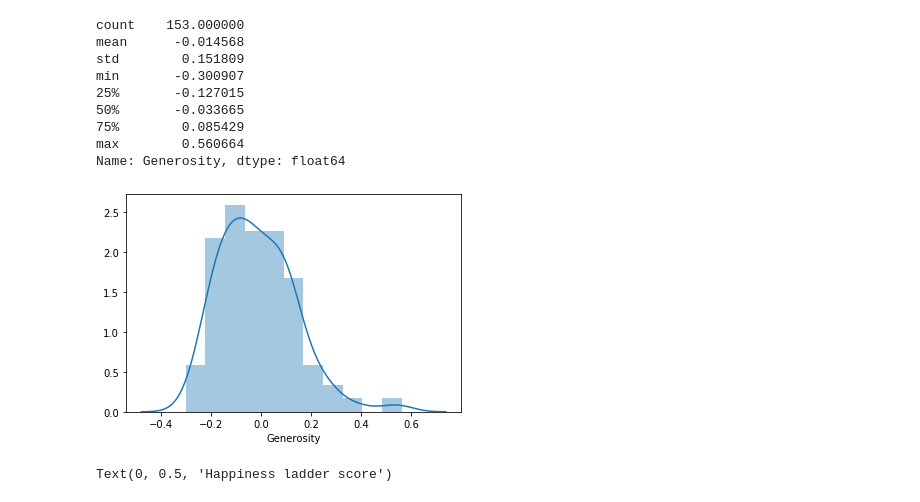
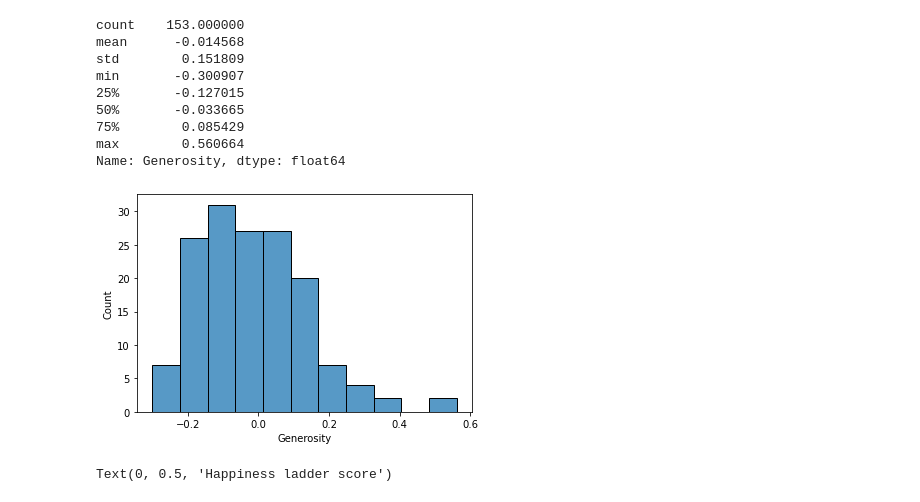
Before and after one commit to AllenDowney/ElementsOfDataScience, a Jupyter notebook: examples/happiness.ipynb, the cells around one changed output. Cells and saved outputs as stored; diff of their text form; code cells hidden in the pictures.

```diff
--- a/examples/happiness.ipynb
+++ b/examples/happiness.ipynb
@@ -243,9 +229,9 @@ min       -0.300907
 max        0.560664
 Name: Generosity, dtype: float64
 # %%
-sns.distplot(generosity);
+sns.histplot(generosity);
 # %% [output]
-[figure, old version]
+[figure, new version]
 # %%
 plt.plot(generosity, ladder, '.')
 
```
Also changed, not shown: parts of 18 cells of this notebook.
